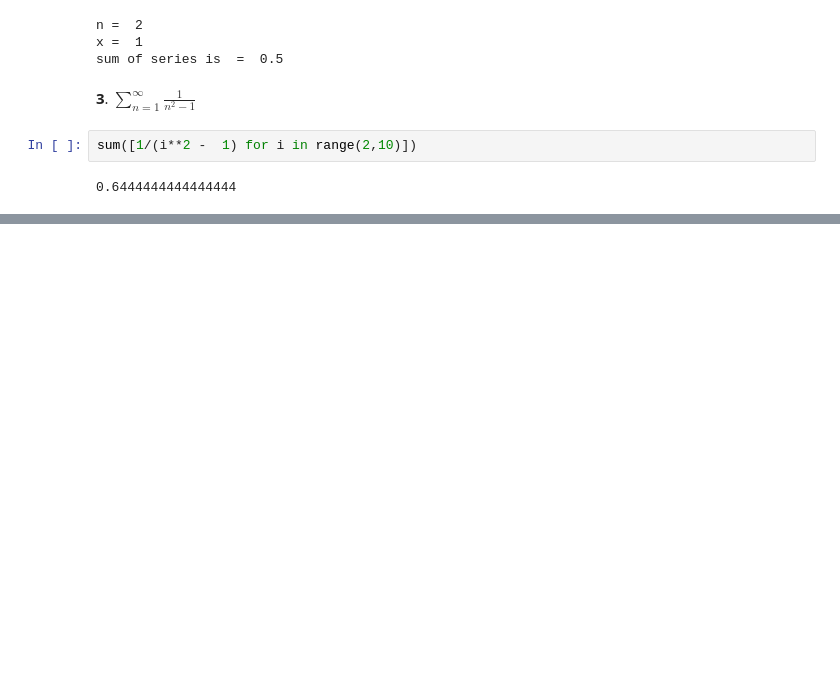
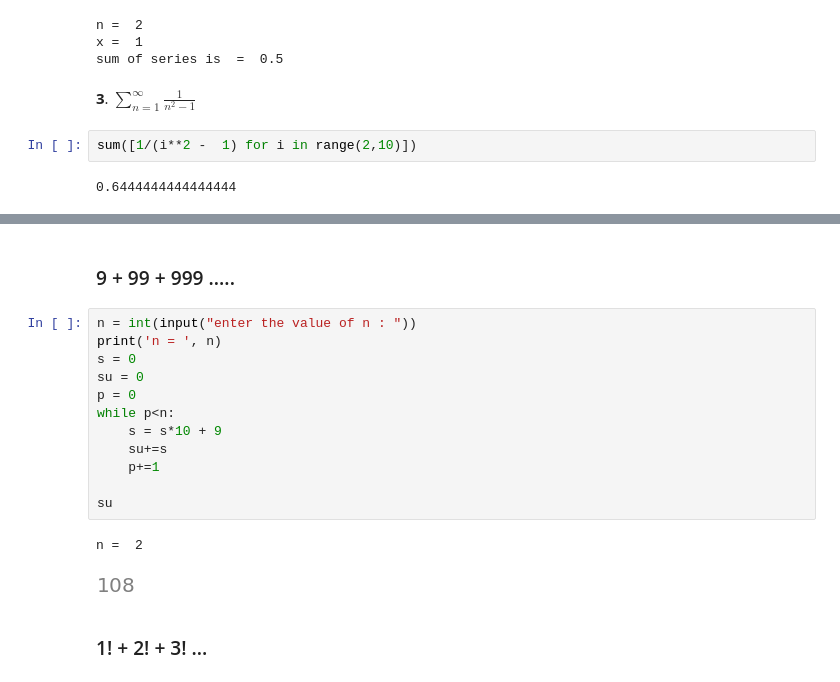
Before and after one commit to joeltheai/PROJECTS-2, a Jupyter notebook: math/8-06-22(math final).ipynb, the cells around one changed output, grey strips where cells are left out. Drawn from its saved outputs; the diff is of its cells as text; blank space fills up the shorter version.

```diff
--- a/math/8-06-22(math final).ipynb
+++ b/math/8-06-22(math final).ipynb
@@ -1326,0 +1419,19 @@ sum([1/(i**2 -  1) for i in range(2,10)])
+# %% [markdown]
+### 9 + 99 + 999 .....
+# %%
+n = int(input("enter the value of n : "))
+print('n = ', n)
+s = 0
+su = 0
+p = 0
+while p<n:
+    s = s*10 + 9
+    su+=s
+    p+=1
+
+su
+# %% [output]
+n =  2
+[figure, added]
+# %% [markdown]
+### 1! + 2! + 3! ...
```
Also changed, not shown: parts of 18 cells of this notebook, 17 other files.
